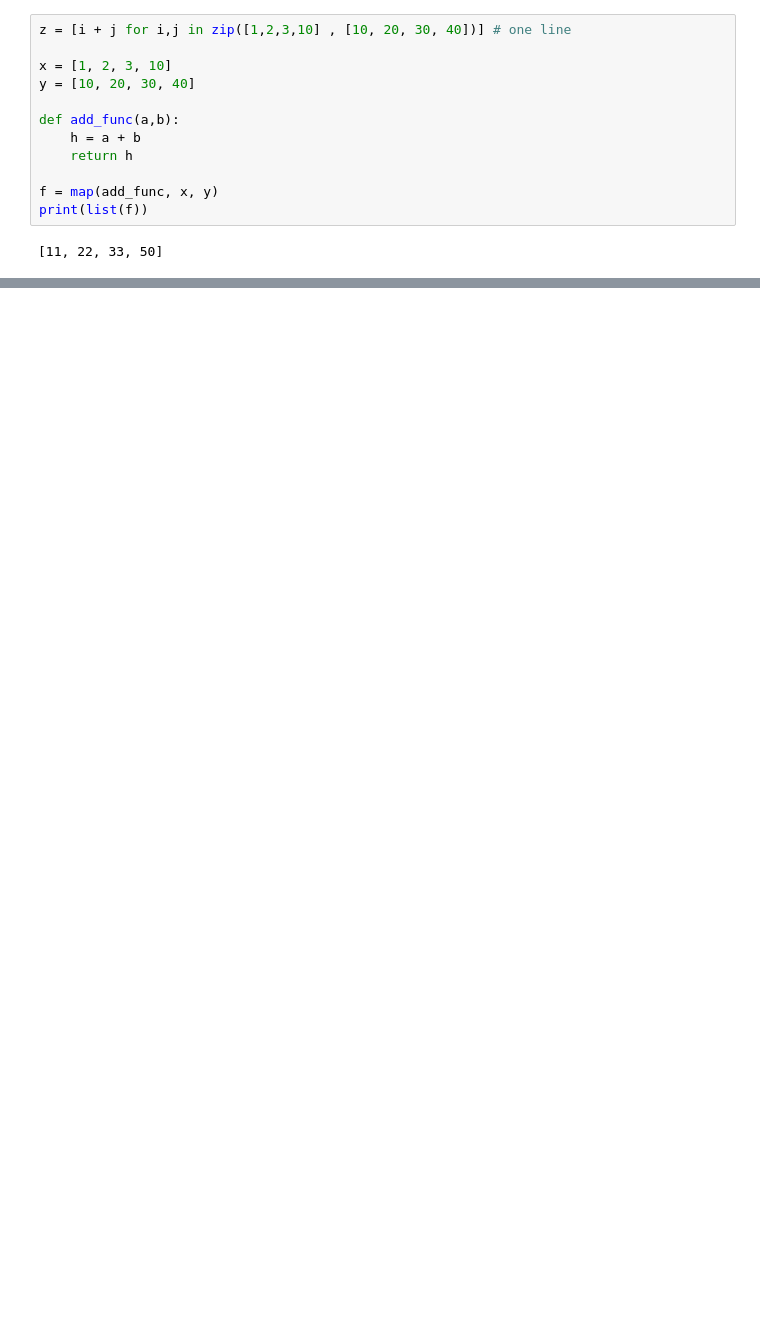
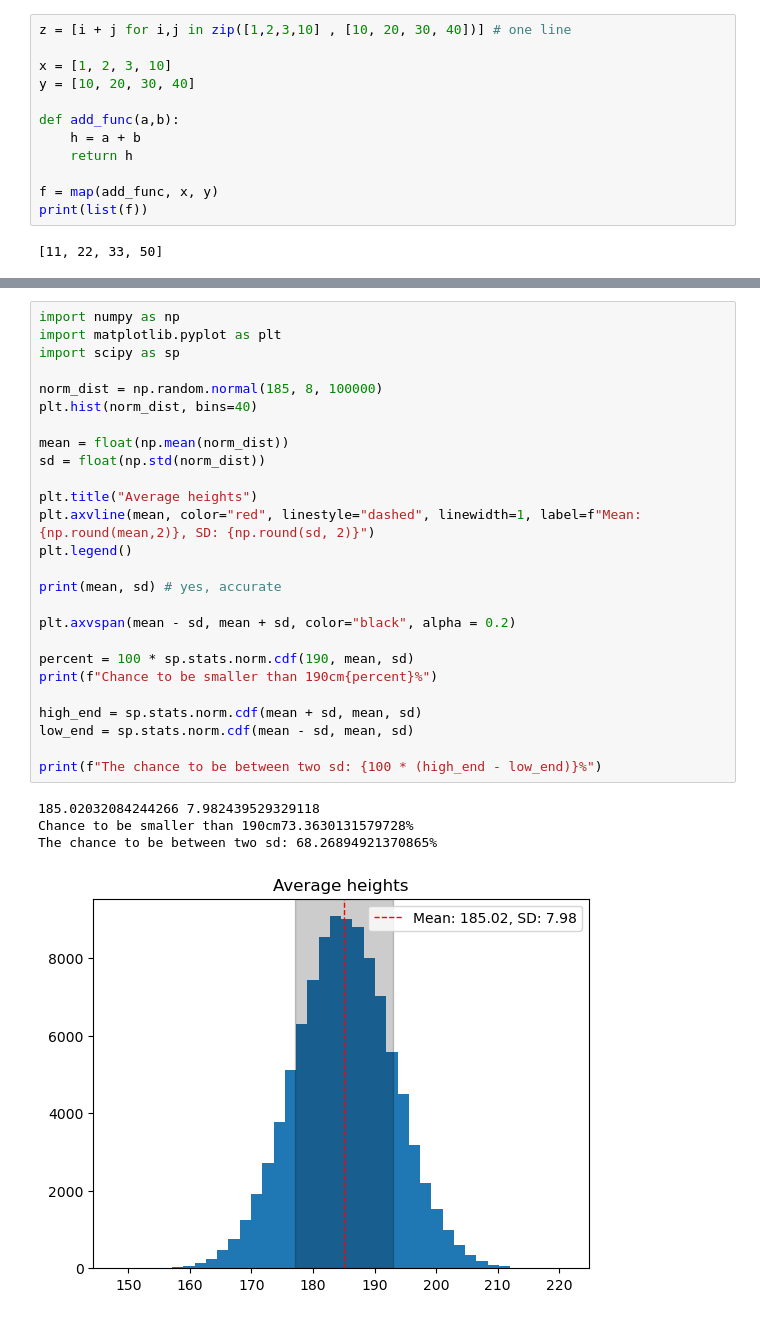
Before and after one commit to uzukas/PROGNUM-repo, a Jupyter notebook: Task4/week_4_quizes.ipynb, the cells around one changed output, grey strips where cells are left out. Saved outputs shown, nothing was run; the diff lists cells and outputs as text; blank space fills up the shorter version.

```diff
--- a/Task4/week_4_quizes.ipynb
+++ b/Task4/week_4_quizes.ipynb
@@ -47,0 +76,31 @@ Computer picked "Rock", you lose...
+# %%
+import numpy as np
+import matplotlib.pyplot as plt
+import scipy as sp
+
+norm_dist = np.random.normal(185, 8, 100000)
+plt.hist(norm_dist, bins=40)
+
+mean = float(np.mean(norm_dist))
+sd = float(np.std(norm_dist))
+
+plt.title("Average heights")
+plt.axvline(mean, color="red", linestyle="dashed", linewidth=1, label=f"Mean: {np.round(mean,2)}, SD: {np.round(sd, 2)}")
+plt.legend()
+
+print(mean, sd) # yes, accurate
+
+plt.axvspan(mean - sd, mean + sd, color="black", alpha = 0.2)
+
+percent = 100 * sp.stats.norm.cdf(190, mean, sd)
+print(f"Chance to be smaller than 190cm{percent}%")
+
+high_end = sp.stats.norm.cdf(mean + sd, mean, sd)
+low_end = sp.stats.norm.cdf(mean - sd, mean, sd)
+
+print(f"The chance to be between two sd: {100 * (high_end - low_end)}%")
+# %% [output]
+185.02032084244266 7.982439529329118
+Chance to be smaller than 190cm73.3630131579728%
+The chance to be between two sd: 68.26894921370865%
+[figure, added]
```
Also changed, not shown: parts of 7 cells of this notebook, 7 other files.
